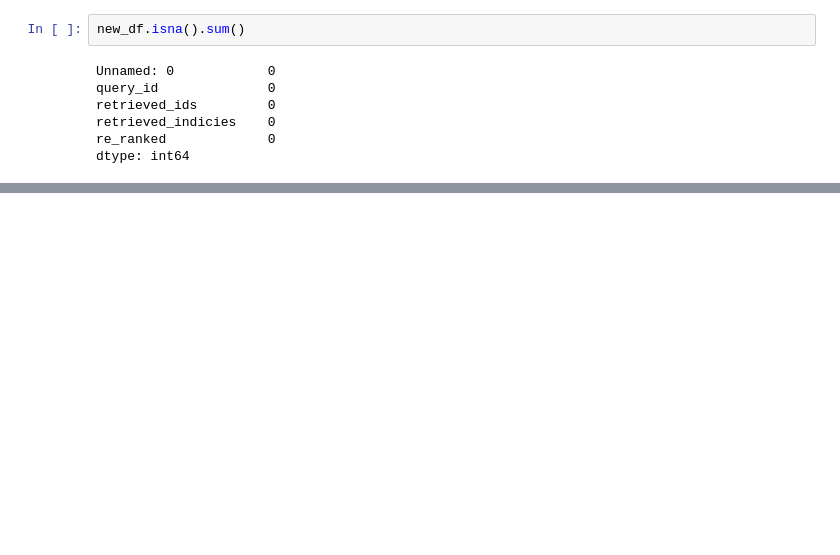
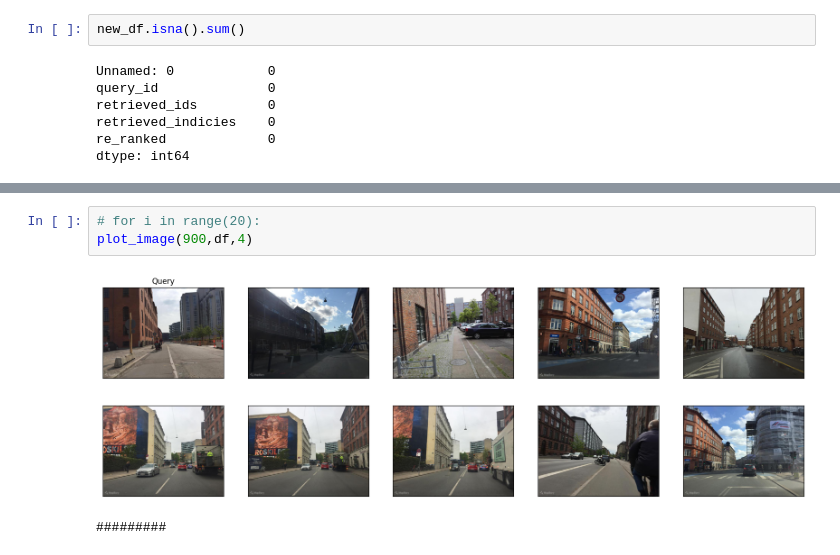
Before and after one commit to peshmerge/advanced_ir, a Jupyter notebook: Fusion.ipynb, the cells around one changed output, grey strips where cells are left out. Cells and saved outputs as stored; diff of their text form; blank space fills up the shorter version.

Commit message:
helper function to visualize the retrieved and the re-ranked images

```diff
--- a/Fusion.ipynb
+++ b/Fusion.ipynb
@@ -158,0 +271,7 @@ dtype: int64
+# %%
+# for i in range(20):
+plot_image(900,df,4)
+# %% [output]
+[figure, added]
+[figure, added]
+#########
```
Also changed, not shown: parts of 14 cells of this notebook.
